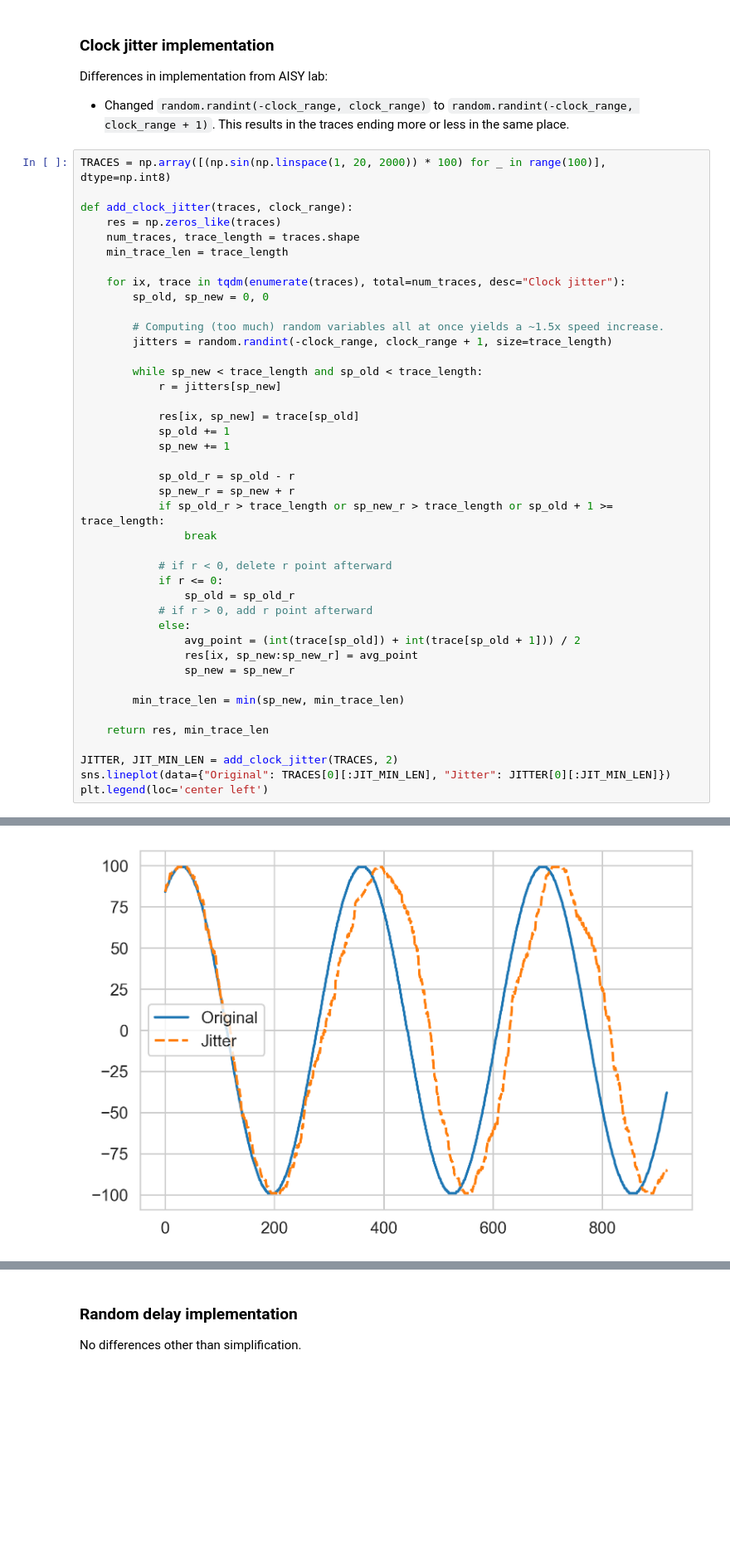
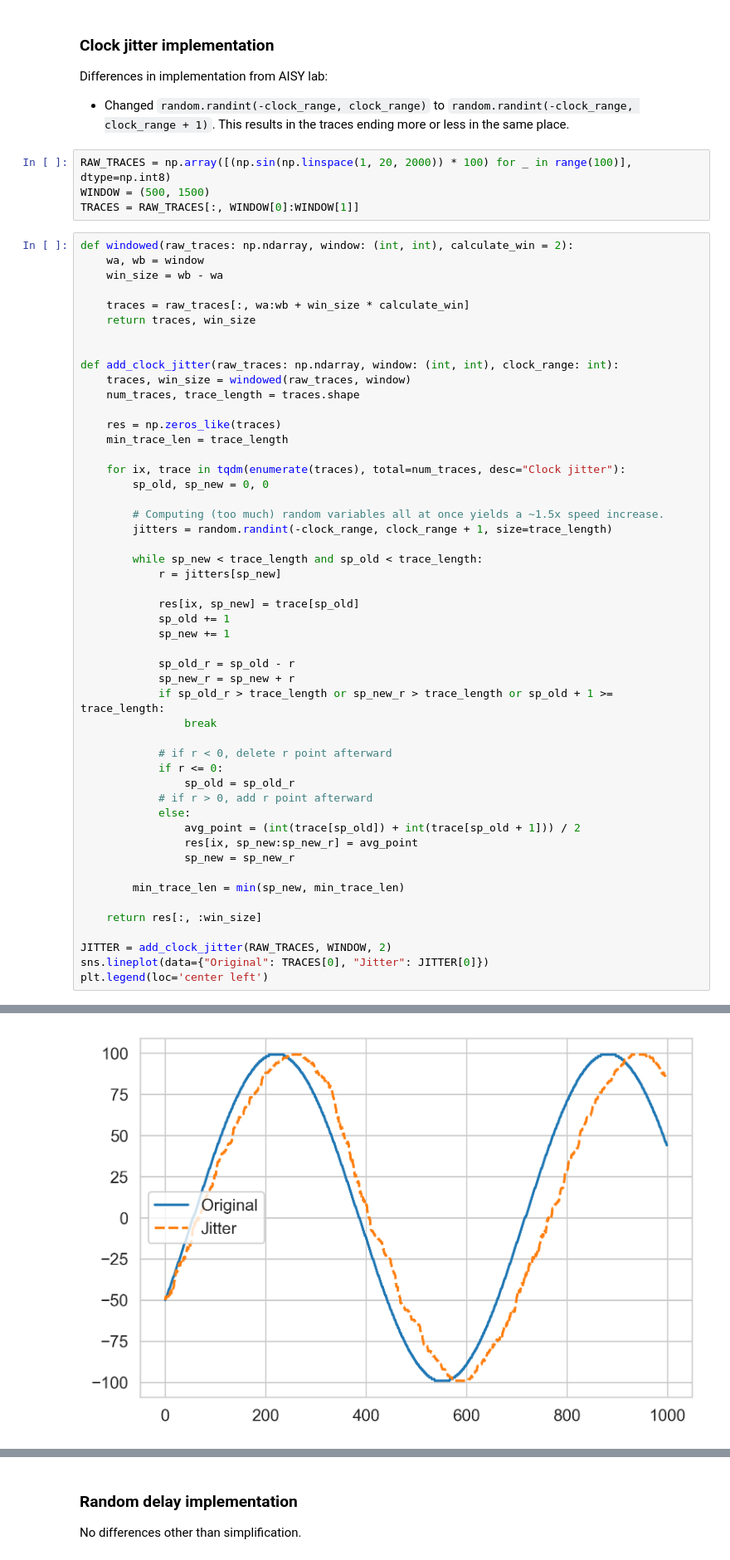
Before and after one commit to ccberg/LA, a Jupyter notebook: books/pollution/pollutions.ipynb, the cells around one changed output, grey strips where cells are left out. Shown at 83% size. Cells and saved outputs as stored; diff of their text form; blank space fills up the shorter version.

Commit message:
Added raw trace processing to pollution generator

```diff
--- a/books/pollution/pollutions.ipynb
+++ b/books/pollution/pollutions.ipynb
@@ -26,12 +28,24 @@ GAUSS_LEVEL = 8
 Differences in implementation from AISY lab:
 - Changed `random.randint(-clock_range, clock_range)` to `random.randint(-clock_range, clock_range + 1)`. This results
 in the traces ending more or less in the same place.
+# %%
+RAW_TRACES = np.array([(np.sin(np.linspace(1, 20, 2000)) * 100) for _ in range(100)], dtype=np.int8)
+WINDOW = (500, 1500)
+TRACES = RAW_TRACES[:, WINDOW[0]:WINDOW[1]]
 # %%
-TRACES = np.array([(np.sin(np.linspace(1, 20, 2000)) * 100) for _ in range(100)], dtype=np.int8)
+def windowed(raw_traces: np.ndarray, window: (int, int), calculate_win = 2):
+    wa, wb = window
+    win_size = wb - wa
 
-def add_clock_jitter(traces, clock_range):
+    traces = raw_traces[:, wa:wb + win_size * calculate_win]
+    return traces, win_size
+
+
+def add_clock_jitter(raw_traces: np.ndarray, window: (int, int), clock_range: int):
+    traces, win_size = windowed(raw_traces, window)
+    num_traces, trace_length = traces.shape
+
     res = np.zeros_like(traces)
-    num_traces, trace_length = traces.shape
     min_trace_len = trace_length
 
     for ix, trace in tqdm(enumerate(traces), total=num_traces, desc="Clock jitter"):
@@ -40,37 +54,37 @@ def add_clock_jitter(traces, clock_range):
         # Computing (too much) random variables all at once yields a ~1.5x speed increase.
         jitters = random.randint(-clock_range, clock_range + 1, size=trace_length)
 
         while sp_new < trace_length and sp_old < trace_length:
             r = jitters[sp_new]
 
             res[ix, sp_new] = trace[sp_old]
             sp_old += 1
             sp_new += 1
 
             sp_old_r = sp_old - r
             sp_new_r = sp_new + r
             if sp_old_r > trace_length or sp_new_r > trace_length or sp_old + 1 >= trace_length:
                 break
 
             # if r < 0, delete r point afterward
             if r <= 0:
                 sp_old = sp_old_r
             # if r > 0, add r point afterward
             else:
                 avg_point = (int(trace[sp_old]) + int(trace[sp_old + 1])) / 2
                 res[ix, sp_new:sp_new_r] = avg_point
                 sp_new = sp_new_r
 
         min_trace_len = min(sp_new, min_trace_len)
 
-    return res, min_trace_len
+    return res[:, :win_size]
 
-JITTER, JIT_MIN_LEN = add_clock_jitter(TRACES, 2)
-sns.lineplot(data={"Original": TRACES[0][:JIT_MIN_LEN], "Jitter": JITTER[0][:JIT_MIN_LEN]})
+JITTER = add_clock_jitter(RAW_TRACES, WINDOW, 2)
+sns.lineplot(data={"Original": TRACES[0], "Jitter": JITTER[0]})
 plt.legend(loc='center left')
 # %% [output]
 <matplotlib.legend.Legend at 0x...>
-[figure, old version]
+[figure, new version]
 # %%
 sns.lineplot(data={"Original": TRACES[0], "Mean Jitter": np.mean(JITTER,axis=0)})
 plt.legend(loc='center left')
```
Also changed, not shown: parts of 6 cells of this notebook.
